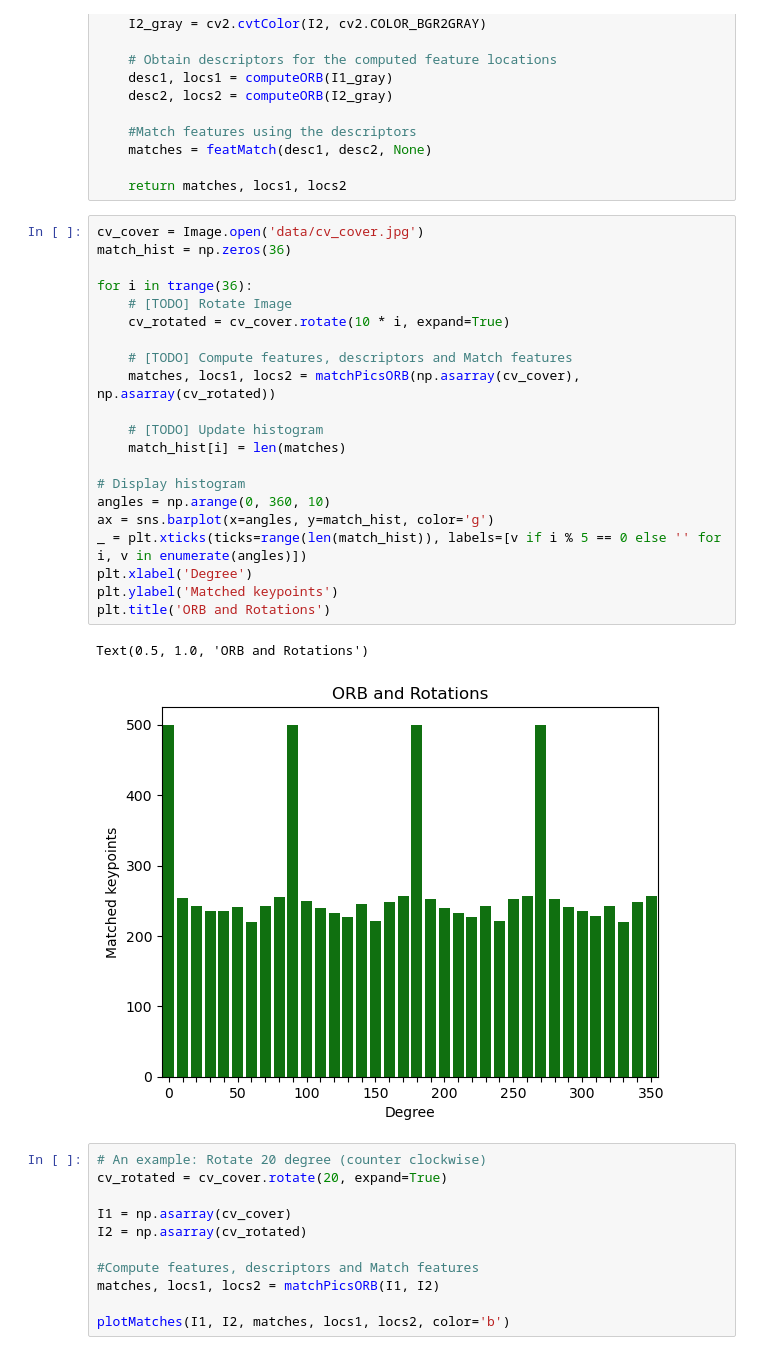
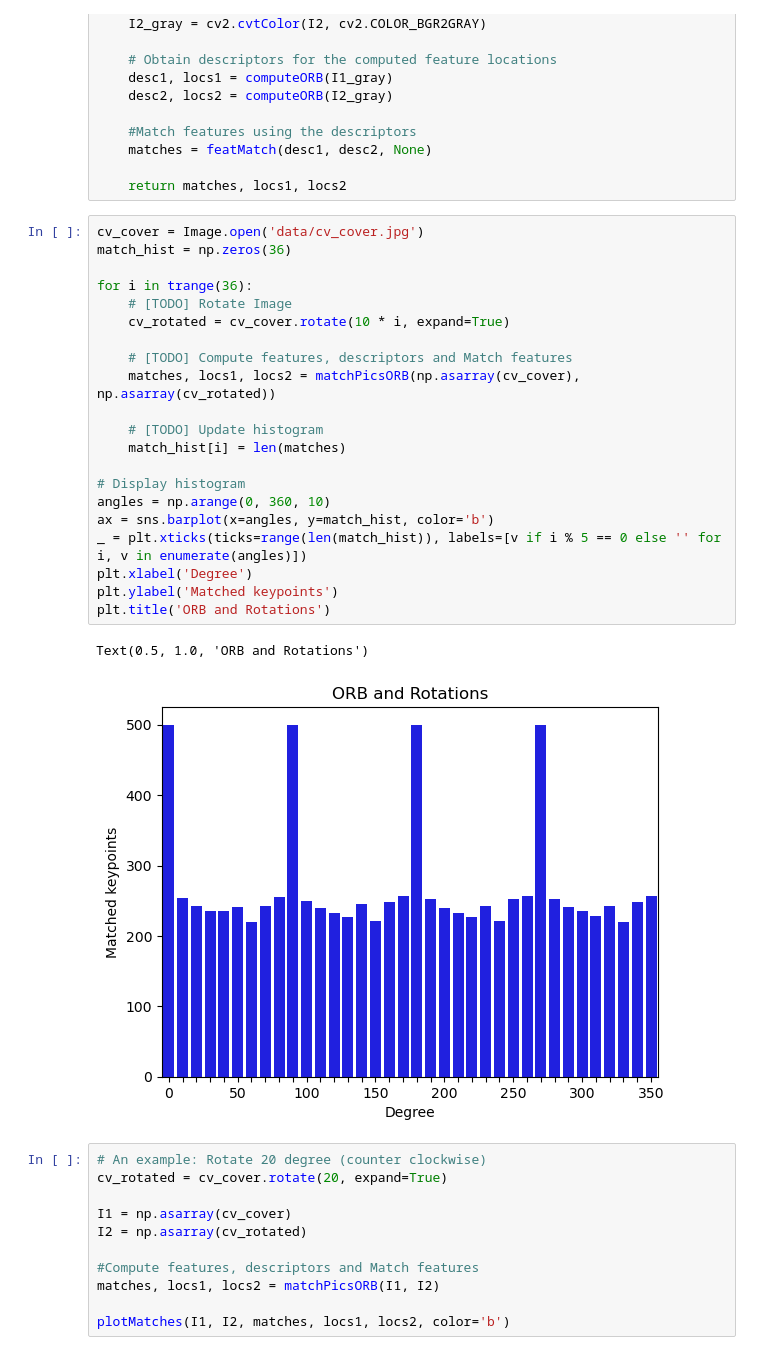
Before and after one commit to minseo-jung/HYU-2024-Vision-System, a Jupyter notebook: 1_local_features.ipynb, the cells around one changed output. Drawn from its saved outputs; the diff is of its cells as text.

```diff
--- a/1_local_features.ipynb
+++ b/1_local_features.ipynb
@@ -152,27 +161,27 @@ def matchPicsORB(I1, I2):
 # %%
 cv_cover = Image.open('data/cv_cover.jpg')
 match_hist = np.zeros(36)
 
 for i in trange(36):
     # [TODO] Rotate Image
     cv_rotated = cv_cover.rotate(10 * i, expand=True)
 
     # [TODO] Compute features, descriptors and Match features
     matches, locs1, locs2 = matchPicsORB(np.asarray(cv_cover), np.asarray(cv_rotated))
 
     # [TODO] Update histogram
     match_hist[i] = len(matches)
 
 # Display histogram
 angles = np.arange(0, 360, 10)
-ax = sns.barplot(x=angles, y=match_hist, color='g')
+ax = sns.barplot(x=angles, y=match_hist, color='b')
 _ = plt.xticks(ticks=range(len(match_hist)), labels=[v if i % 5 == 0 else '' for i, v in enumerate(angles)])
 plt.xlabel('Degree')
 plt.ylabel('Matched keypoints')
 plt.title('ORB and Rotations')
 # %% [output]
 Text(0.5, 1.0, 'ORB and Rotations')
-[figure, old version]
+[figure, new version]
 # %%
 # An example: Rotate 20 degree (counter clockwise)
 cv_rotated = cv_cover.rotate(20, expand=True)
```
Also changed, not shown: parts of 5 cells of this notebook, 1 other file.
